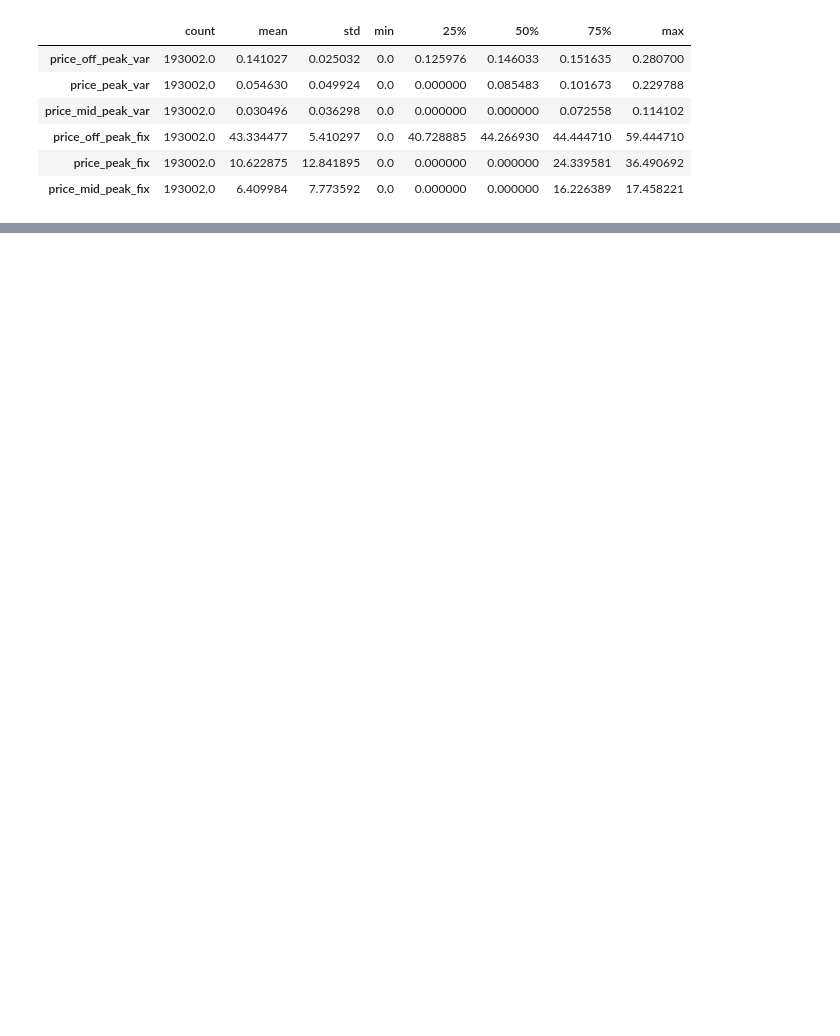
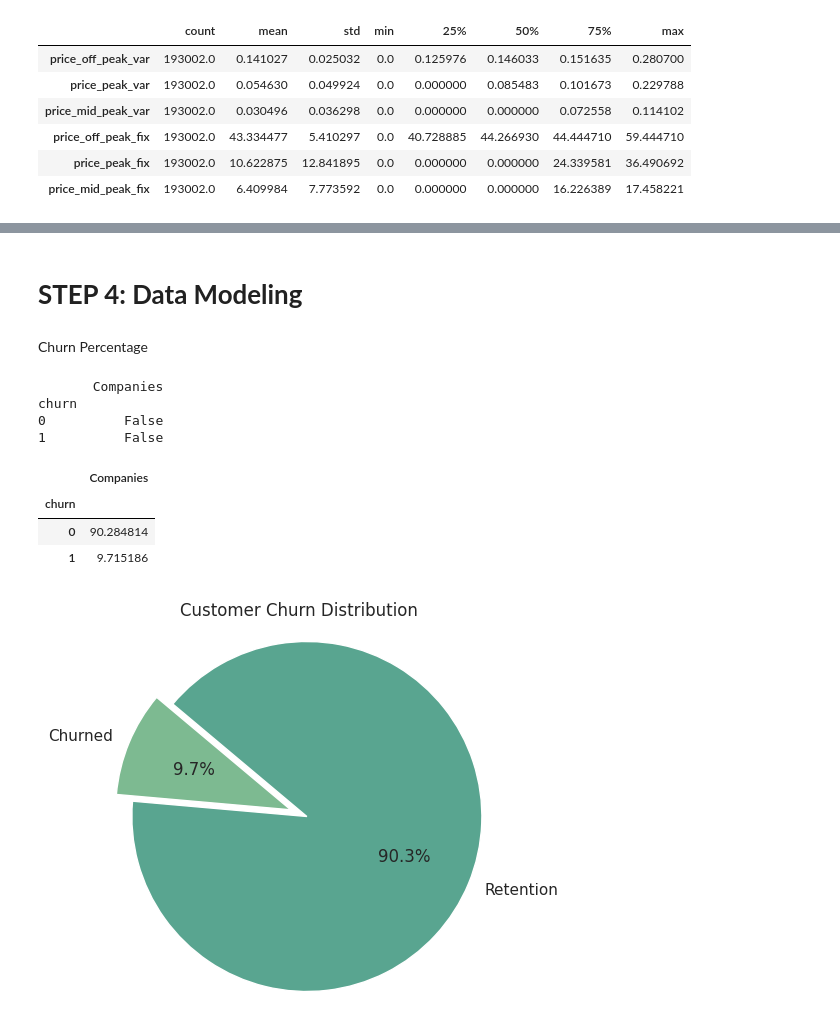
Before and after one commit to SurekhaBerlin/BCGX-Data-Science-Internship, a Jupyter notebook: BCGX_Data_Science_project.ipynb, the cells around one changed output, grey strips where cells are left out. Cells and saved outputs as stored; diff of their text form; code cells hidden in the pictures; blank space fills up the shorter version.

```diff
--- a/BCGX_Data_Science_project.ipynb
+++ b/BCGX_Data_Science_project.ipynb
@@ -124,0 +137,5 @@ price_df.describe().T
+# %%
+date=["date_activ", "date_end", "date_modif_prod", "date_renewal"]
+# %%
+for i in date:
+  client_df[i] = pd.to_datetime(client_df[i])
@@ -124,0 +217,56 @@ price_df.describe().T
+# %% [markdown]
+# **STEP 4: Data Modeling**
+# %% [markdown]
+Churn Percentage
+# %%
+churn=client_df[['id','churn']]
+churn.columns=['Companies','churn']
+churn_total=churn.groupby(churn['churn']).count()
+churn_percentage=churn_total/churn_total.sum()*100
+# %% [output]
+       Companies
+churn
+0          False
+1          False
+# %%
+churn_percentage
+# %% [output]
+|  | Companies |
+| churn |  |
+| 0 | 90.284814 |
+| 1 | 9.715186 |
+# %%
+
+# Prepare the DataFrame
+churn = client_df[['id', 'churn']]
+churn.columns = ['Companies', 'churn']
+
+# Group by churn status and count
+churn_total = churn.groupby('churn').count()
+
+# Calculate churn percentages
+churn_percentage = (churn_total / churn_total.sum()) * 100
+
+# Extract churn and not churned percentages
+churned_percentage = churn_percentage.loc[1, 'Companies']
+not_churned_percentage = churn_percentage.loc[0, 'Companies']
+
+# Data for the pie chart
+sizes = [churned_percentage, not_churned_percentage]
+labels = ['Churned', 'Retention']
+
+# Set Seaborn style and palette
+sns.set(style="whitegrid")
+colors = sns.color_palette("crest", as_cmap=False)  # Get the crest palette
+explode = (0.1, 0)  # Highlight the 'Churned' slice
+
+# Plotting the pie chart
+plt.figure(figsize=(6, 5))
+plt.pie(sizes, explode=explode, labels=labels, colors=colors, autopct='%1.1f%%', startangle=140)
+plt.title('Customer Churn Distribution')
+plt.axis('equal')  # Equal aspect ratio ensures that pie is drawn as a circle.
+
+# Show the plot
+plt.show()
+# %% [output]
+[figure, added]
```
Also changed, not shown: parts of 12 cells of this notebook.
